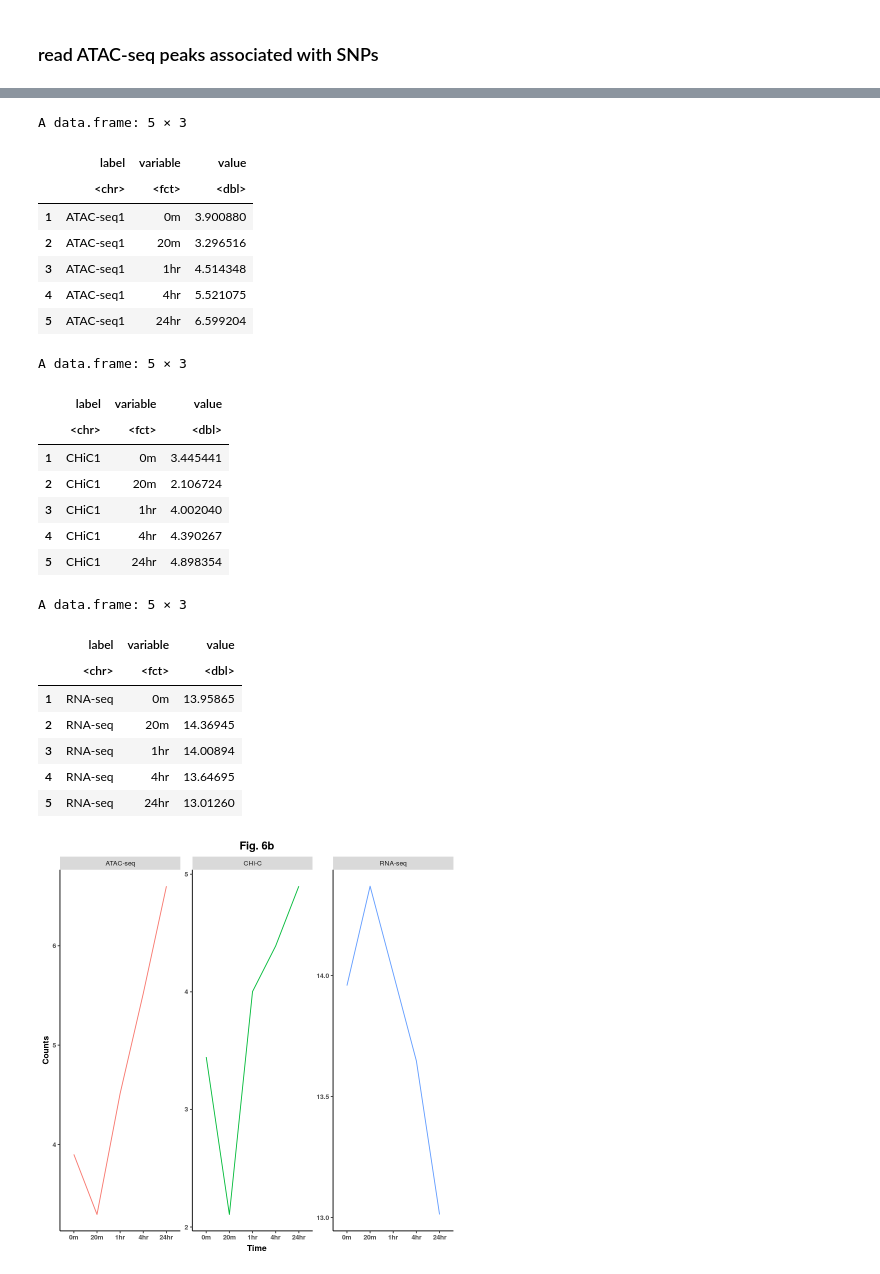
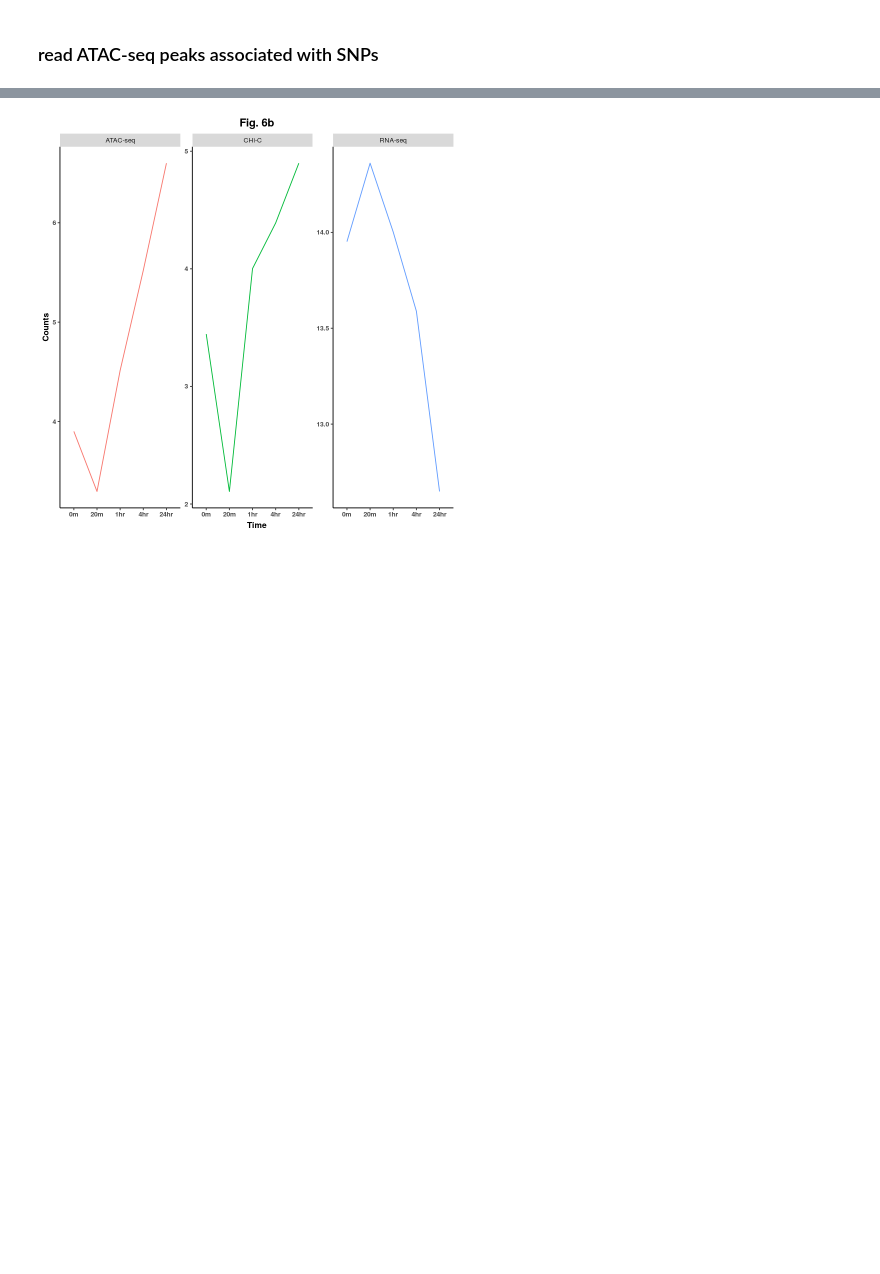
Before and after one commit to ManchesterBioinference/IntegratingATAC-RNA-HiC, a Jupyter notebook: Linking_CHiC_ATACseq_RNAseq/plot_MYC_FOXO1.ipynb, the cells around one changed output, grey strips where cells are left out. Cells and saved outputs as stored; diff of their text form; code cells hidden in the pictures; blank space fills up the shorter version.

```diff
--- a/Linking_CHiC_ATACseq_RNAseq/plot_MYC_FOXO1.ipynb
+++ b/Linking_CHiC_ATACseq_RNAseq/plot_MYC_FOXO1.ipynb
@@ -29,7 +29,7 @@ The following object is masked from ‘package:tidyr’:
 
     smiths
 # %%
-data <- read.table(file='data/ATACseq_CHiC_RNAseq_linked.txt', header=T)
+data <- read.table(file='data/ATACseq_CHiC_RNAseq_linked_withpromoter.txt', header=T)
 # %% [markdown]
 ### read ATAC-seq peaks associated with SNPs
 # %%
@@ -149,58 +149,31 @@ melted_foxo1_gene <- melt(foxo1_gene)
 
 #foxo1_corr <- data_foxo1_withsnps[,c('corr_atacseq_gene', 'corr_atacseq_otherEnd','corr_gene_otherEnd')]
 #names(foxo1_corr) <- c('atac_gene','atac_chic','gene_chic')
 #foxo1_corr$label <- 1:dim(foxo1_corr)[1]
 #melted_foxo1_corr <- melt(foxo1_corr,id='label')
 #melted_foxo1_corr$label2 <- 'correlation'
 
-head(melted_foxo1_atacseq)
-head(melted_foxo1_chic)
-head(melted_foxo1_gene)
 melted_foxo1_atacseq$label2 <- 'ATAC-seq'
 melted_foxo1_chic$label2 <- 'CHi-C'
 melted_foxo1_gene$label2 <- 'RNA-seq'
 
 melted_foxo1 <- rbind(melted_foxo1_atacseq, melted_foxo1_chic, melted_foxo1_gene)
 
 p_foxo1 <- ggplot() + geom_line(data=melted_foxo1, aes(x=variable, y=value, group=label,color=label))  +
 theme(panel.background=element_blank(), plot.title = element_text(hjust = 0.5, face='bold'),
          axis.line=element_line(),strip.text = element_text(size=8),
          axis.text=element_text(size=8, face='bold'),axis.title=element_text(size=10,face="bold"), legend.position="none") +
 #geom_text(data=melted_foxo1, aes(x=))
 #geom_tile(data=melted_foxo1_corr, aes(y=as.numeric(label), x=variable, fill=value)) +
 scale_fill_gradient2(low = "red", mid = "white",
   high = "blue") +
 xlab('Time') + ylab('Counts') + ggtitle('Fig. 6b') +
 facet_wrap(.~label2, scales = "free",ncol=3)
 p_foxo1
 # %% [output]
 Using label as id variables
 
 Using label as id variables
 
 Using label as id variables
-A data.frame: 5 × 3
-|  | label | variable | value |
-|  | <chr> | <fct> | <dbl> |
-| 1 | ATAC-seq1 | 0m | 3.900880 |
-| 2 | ATAC-seq1 | 20m | 3.296516 |
-| 3 | ATAC-seq1 | 1hr | 4.514348 |
-| 4 | ATAC-seq1 | 4hr | 5.521075 |
-| 5 | ATAC-seq1 | 24hr | 6.599204 |
-A data.frame: 5 × 3
-|  | label | variable | value |
-|  | <chr> | <fct> | <dbl> |
-| 1 | CHiC1 | 0m | 3.445441 |
-| 2 | CHiC1 | 20m | 2.106724 |
-| 3 | CHiC1 | 1hr | 4.002040 |
-| 4 | CHiC1 | 4hr | 4.390267 |
-| 5 | CHiC1 | 24hr | 4.898354 |
-A data.frame: 5 × 3
-|  | label | variable | value |
-|  | <chr> | <fct> | <dbl> |
-| 1 | RNA-seq | 0m | 13.95865 |
-| 2 | RNA-seq | 20m | 14.36945 |
-| 3 | RNA-seq | 1hr | 14.00894 |
-| 4 | RNA-seq | 4hr | 13.64695 |
-| 5 | RNA-seq | 24hr | 13.01260 |
-[figure, old version]
+[figure, new version]
```
Also changed, not shown: parts of 4 cells of this notebook, 25 other files.
